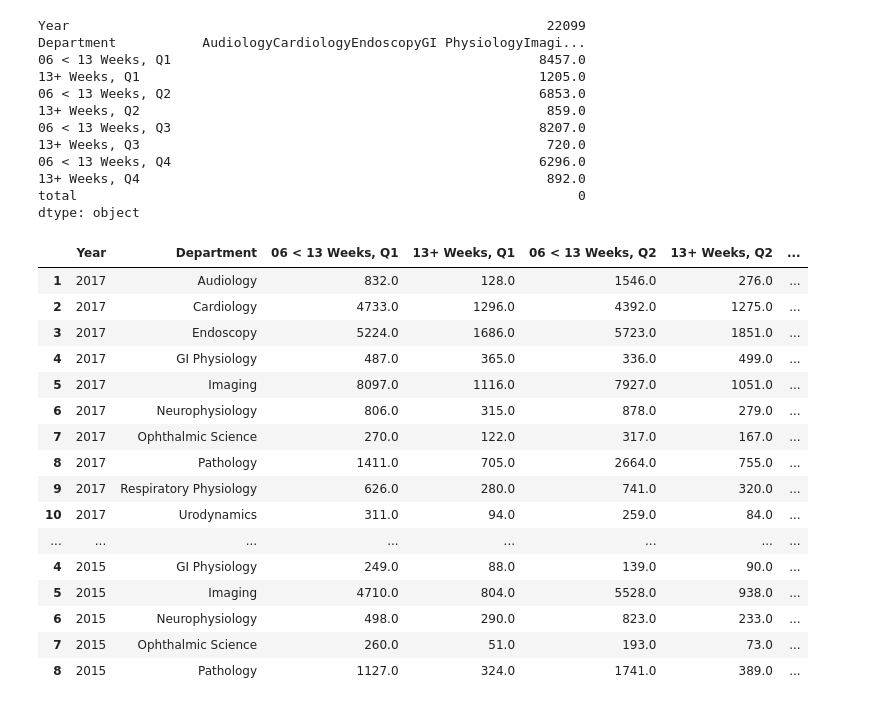
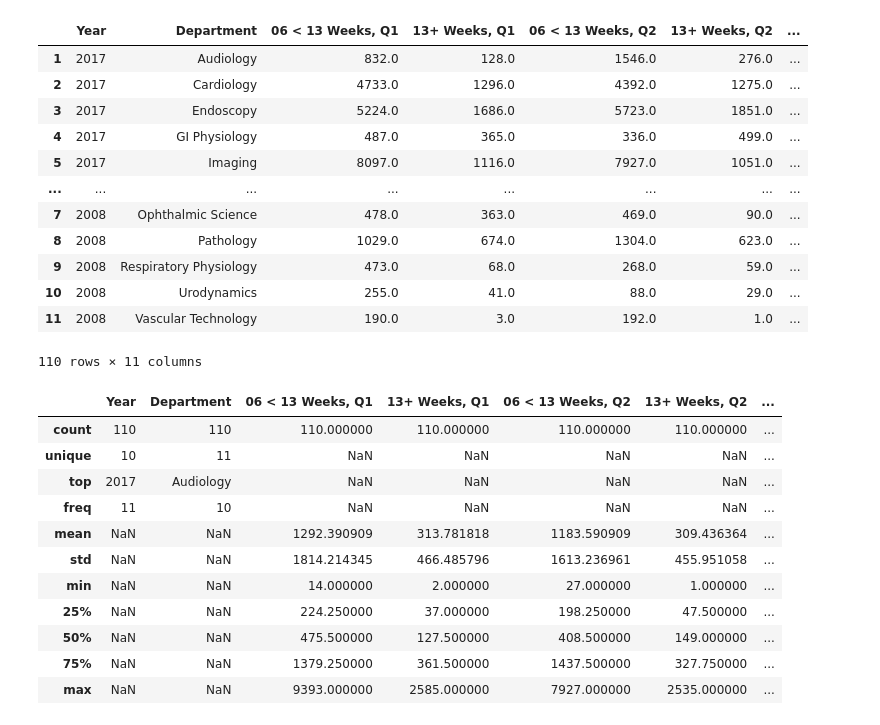
Before and after one commit to Sebbybobbler/Data-Science-NHS-wait-times-analysis-portfolio, a Jupyter notebook: Data Science Portfolio Project .ipynb, the cells around one changed output. Saved outputs shown, nothing was run; the diff lists cells and outputs as text; code cells hidden in the pictures.

Commit message:
Update Data Science Portfolio Project .ipynb
Finished cleaning and organising data into dataframe. Created a couple of data visualisations: avg wait time and max wait time by department and year

```diff
--- a/Data Science Portfolio Project .ipynb
+++ b/Data Science Portfolio Project .ipynb
@@ -18,9 +21,9 @@ wait_time_2011_12=pd.read_csv("2011-12.csv")
 wait_time_2010_11=pd.read_csv("2010-11.csv")
 wait_time_2009_10=pd.read_csv("2009-10.csv")
 wait_time_2008_09=pd.read_csv("2008-09.csv")
-wait_time_2007_08=pd.read_csv("2007-08.csv")
+
 #List containing each dataframe.
-wait_time_list=[wait_time_2017_18,wait_time_2016_17,wait_time_2015_16,wait_time_2014_15,wait_time_2013_14,wait_time_2012_13,wait_time_2011_12,wait_time_2010_11,wait_time_2009_10,wait_time_2008_09,wait_time_2007_08]
+wait_time_list=[wait_time_2017_18,wait_time_2016_17,wait_time_2015_16,wait_time_2014_15,wait_time_2013_14,wait_time_2012_13,wait_time_2011_12,wait_time_2010_11,wait_time_2009_10,wait_time_2008_09]
 
 #Removing the empty row at the bottom of some dataframes.
 for i in range(0,len(wait_time_list)):
@@ -46,19 +49,26 @@ for i in range(0,len(wait_time_list)):
         wait_time_list[i]=wait_time_list[i].drop(0,axis=0)
 
 
+#Remove the commas from the values within the dataframe and then convert them to floats.
 
 for i in range(0,len(wait_time_list)):
 
     wait_time_list[i].iloc[:,wait_time_list[i].columns != "Department"]=wait_time_list[i].iloc[:,wait_time_list[i].columns != "Department"].apply(lambda x: x.str.replace(",","").astype(float))
+    wait_time_list[i][["06 < 13 Weeks, Q1","13+ Weeks, Q1","06 < 13 Weeks, Q2","13+ Weeks, Q2","06 < 13 Weeks, Q3","13+ Weeks, Q3","06 < 13 Weeks, Q4","13+ Weeks, Q4"]]=wait_time_list[i][["06 < 13 Weeks, Q1","13+ Weeks, Q1","06 < 13 Weeks, Q2","13+ Weeks, Q2","06 < 13 Weeks, Q3","13+ Weeks, Q3","06 < 13 Weeks, Q4","13+ Weeks, Q4"]].astype("float64")
 
-    #TRYING TO SORT THIS BIT ---> #wait_time_list[i].loc[:,"total"]=wait_time_list[i].append(wait_time_list[i].sum().transpose())
+
+
+#Add a totals column that sums the rows.
+for i in range(0,len(wait_time_list)):
+    wait_time_list[i].loc[:,"total"]=wait_time_list[i].sum(axis=1, numeric_only=True)
+
 #Iterate through list to attach a row to each dataframe consisting of the year and remove the row totals. We'll convert these to column totals.
 
 for i in range(0,len(wait_time_list)):
-    years=[2017,2016,2015,2014,2013,2012,2011,2010,2009,2008,2007]
+    years=["2017","2016","2015","2014","2013","2012","2011","2010","2009","2008"]
     wait_time_list[i].insert(0, "Year",[years[i],years[i],years[i],years[i],years[i],years[i],years[i],years[i],years[i],years[i],years[i],years[i]])
     wait_time_list[i]=wait_time_list[i].drop(12)
-
+    wait_time_list[i]["Year"]=wait_time_list[i]["Year"].astype("string")
 
 #Rename the individual data frames to reflect the changes in shape and added info.
 wait_time_2017_18=wait_time_list[0]
@@ -71,9 +81,9 @@ wait_time_2011_12=wait_time_list[6]
 wait_time_2010_11=wait_time_list[7]
 wait_time_2009_10=wait_time_list[8]
 wait_time_2008_09=wait_time_list[9]
-wait_time_2007_08=wait_time_list[10]
+
 
 
 #Function that we will use to put dataframes into one big super dataframe. To do this properly, will need to turn department row into column headings.
-wait_time_all=pd.concat([wait_time_2017_18,wait_time_2016_17,wait_time_2015_16,wait_time_2014_15,wait_time_2013_14,wait_time_2012_13,wait_time_2011_12,wait_time_2010_11,wait_time_2009_10,wait_time_2008_09,wait_time_2007_08], axis=0)
-#wait_time_all=wait_time_all.drop(12)
+wait_time_all=pd.concat([wait_time_2017_18,wait_time_2016_17,wait_time_2015_16,wait_time_2014_15,wait_time_2013_14,wait_time_2012_13,wait_time_2011_12,wait_time_2010_11,wait_time_2009_10,wait_time_2008_09], axis=0)
+wait_time_all=wait_time_all
@@ -82,35 +90,31 @@ TypeError: Can only append a Series if ignore_index=True or if the Series has a
 # %%
-wait_time_2009_10.sum(axis=0).transpose()
+wait_time_all
 # %% [output]
+|  | Year | Department | 06 < 13 Weeks, Q1 | 13+ Weeks, Q1 | 06 < 13 Weeks, Q2 | 13+ Weeks, Q2 | ... |
+| 1 | 2017 | Audiology | 832.0 | 128.0 | 1546.0 | 276.0 | ... |
+| 2 | 2017 | Cardiology | 4733.0 | 1296.0 | 4392.0 | 1275.0 | ... |
+| 3 | 2017 | Endoscopy | 5224.0 | 1686.0 | 5723.0 | 1851.0 | ... |
+| 4 | 2017 | GI Physiology | 487.0 | 365.0 | 336.0 | 499.0 | ... |
+| 5 | 2017 | Imaging | 8097.0 | 1116.0 | 7927.0 | 1051.0 | ... |
+| ... | ... | ... | ... | ... | ... | ... | ... |
+| 7 | 2008 | Ophthalmic Science | 478.0 | 363.0 | 469.0 | 90.0 | ... |
+| 8 | 2008 | Pathology | 1029.0 | 674.0 | 1304.0 | 623.0 | ... |
+| 9 | 2008 | Respiratory Physiology | 473.0 | 68.0 | 268.0 | 59.0 | ... |
+| 10 | 2008 | Urodynamics | 255.0 | 41.0 | 88.0 | 29.0 | ... |
+| 11 | 2008 | Vascular Technology | 190.0 | 3.0 | 192.0 | 1.0 | ... |
-Year                                                             22099
-Department           AudiologyCardiologyEndoscopyGI PhysiologyImagi...
-06 < 13 Weeks, Q1                                               8457.0
-13+ Weeks, Q1                                                   1205.0
-06 < 13 Weeks, Q2                                               6853.0
-13+ Weeks, Q2                                                    859.0
-06 < 13 Weeks, Q3                                               8207.0
-13+ Weeks, Q3                                                    720.0
-06 < 13 Weeks, Q4                                               6296.0
-13+ Weeks, Q4                                                    892.0
-total                                                                0
-dtype: object
+110 rows × 11 columns
 # %%
-wait_time_all.head(30)
+wait_time_all.describe(include="all")
 # %% [output]
 |  | Year | Department | 06 < 13 Weeks, Q1 | 13+ Weeks, Q1 | 06 < 13 Weeks, Q2 | 13+ Weeks, Q2 | ... |
-| 1 | 2017 | Audiology | 832.0 | 128.0 | 1546.0 | 276.0 | ... |
-| 2 | 2017 | Cardiology | 4733.0 | 1296.0 | 4392.0 | 1275.0 | ... |
-| 3 | 2017 | Endoscopy | 5224.0 | 1686.0 | 5723.0 | 1851.0 | ... |
-| 4 | 2017 | GI Physiology | 487.0 | 365.0 | 336.0 | 499.0 | ... |
-| 5 | 2017 | Imaging | 8097.0 | 1116.0 | 7927.0 | 1051.0 | ... |
-| 6 | 2017 | Neurophysiology | 806.0 | 315.0 | 878.0 | 279.0 | ... |
-| 7 | 2017 | Ophthalmic Science | 270.0 | 122.0 | 317.0 | 167.0 | ... |
-| 8 | 2017 | Pathology | 1411.0 | 705.0 | 2664.0 | 755.0 | ... |
-| 9 | 2017 | Respiratory Physiology | 626.0 | 280.0 | 741.0 | 320.0 | ... |
-| 10 | 2017 | Urodynamics | 311.0 | 94.0 | 259.0 | 84.0 | ... |
-| ... | ... | ... | ... | ... | ... | ... | ... |
-| 4 | 2015 | GI Physiology | 249.0 | 88.0 | 139.0 | 90.0 | ... |
-| 5 | 2015 | Imaging | 4710.0 | 804.0 | 5528.0 | 938.0 | ... |
-| 6 | 2015 | Neurophysiology | 498.0 | 290.0 | 823.0 | 233.0 | ... |
-| 7 | 2015 | Ophthalmic Science | 260.0 | 51.0 | 193.0 | 73.0 | ... |
-| 8 | 2015 | Pathology | 1127.0 | 324.0 | 1741.0 | 389.0 | ... |
+| count | 110 | 110 | 110.000000 | 110.000000 | 110.000000 | 110.000000 | ... |
+| unique | 10 | 11 | NaN | NaN | NaN | NaN | ... |
+| top | 2017 | Audiology | NaN | NaN | NaN | NaN | ... |
+| freq | 11 | 10 | NaN | NaN | NaN | NaN | ... |
+| mean | NaN | NaN | 1292.390909 | 313.781818 | 1183.590909 | 309.436364 | ... |
+| std | NaN | NaN | 1814.214345 | 466.485796 | 1613.236961 | 455.951058 | ... |
+| min | NaN | NaN | 14.000000 | 2.000000 | 27.000000 | 1.000000 | ... |
+| 25% | NaN | NaN | 224.250000 | 37.000000 | 198.250000 | 47.500000 | ... |
+| 50% | NaN | NaN | 475.500000 | 127.500000 | 408.500000 | 149.000000 | ... |
+| 75% | NaN | NaN | 1379.250000 | 361.500000 | 1437.500000 | 327.750000 | ... |
+| max | NaN | NaN | 9393.000000 | 2585.000000 | 7927.000000 | 2535.000000 | ... |
```
Also changed, not shown: parts of 7 cells of this notebook.
